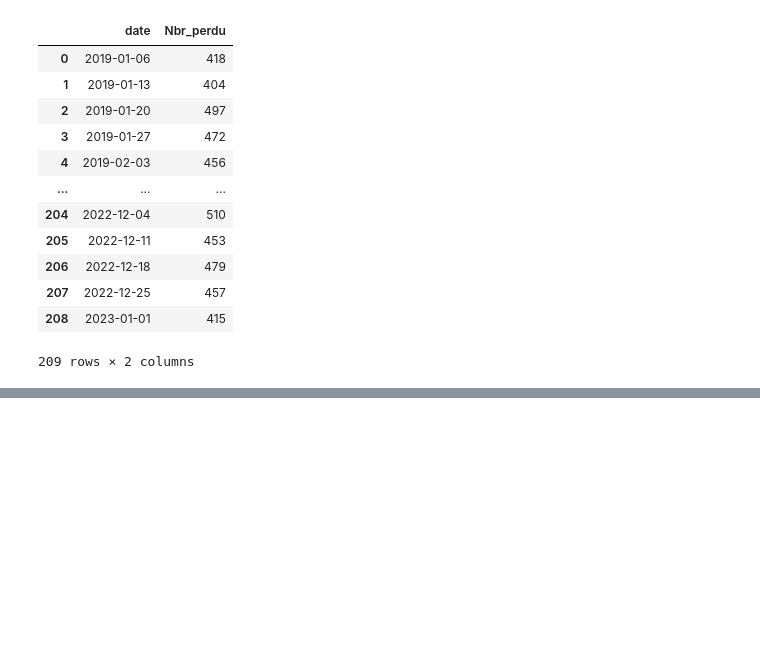
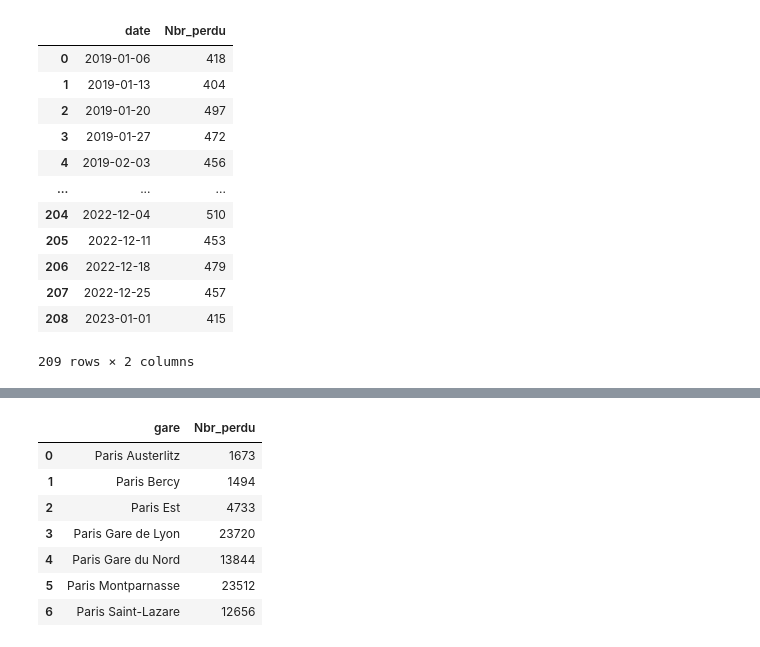
Before and after one commit to RolaMmss/Lost-in-translation, a Jupyter notebook: nb_obj_perdu_graph.ipynb, the cells around one changed output, grey strips where cells are left out. Drawn from its saved outputs; the diff is of its cells as text; code cells hidden in the pictures; blank space fills up the shorter version.

```diff
--- a/nb_obj_perdu_graph.ipynb
+++ b/nb_obj_perdu_graph.ipynb
@@ -42,0 +173,24 @@ weekly_sum
+# %%
+# convertir la colonne "date" en type datetime
+df["date"] = pd.to_datetime(df["date"])
+
+# extraire l'année à partir de la colonne "date"
+df["annee"] = df["date"].dt.year
+
+# renommer la colonne "type d'objet" en "Nbr_perdu"
+df = df.rename(columns={"type d'objet": "Nbr_perdu"})
+
+# grouper les données par gare et par année et calculer la somme du nombre d'objets pour chaque groupe
+gare_annee_sum = df.groupby(["gare"])["Nbr_perdu"].count().reset_index()
+
+# afficher les résultats
+gare_annee_sum
+# %% [output]
+|  | gare | Nbr_perdu |
+| 0 | Paris Austerlitz | 1673 |
+| 1 | Paris Bercy | 1494 |
+| 2 | Paris Est | 4733 |
+| 3 | Paris Gare de Lyon | 23720 |
+| 4 | Paris Gare du Nord | 13844 |
+| 5 | Paris Montparnasse | 23512 |
+| 6 | Paris Saint-Lazare | 12656 |
```
Also changed, not shown: parts of 18 cells of this notebook, 8 other files.
